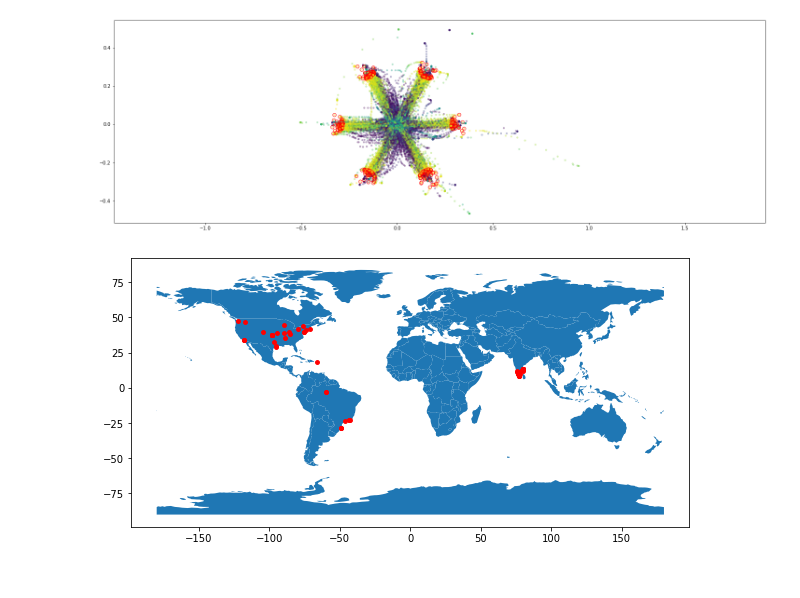
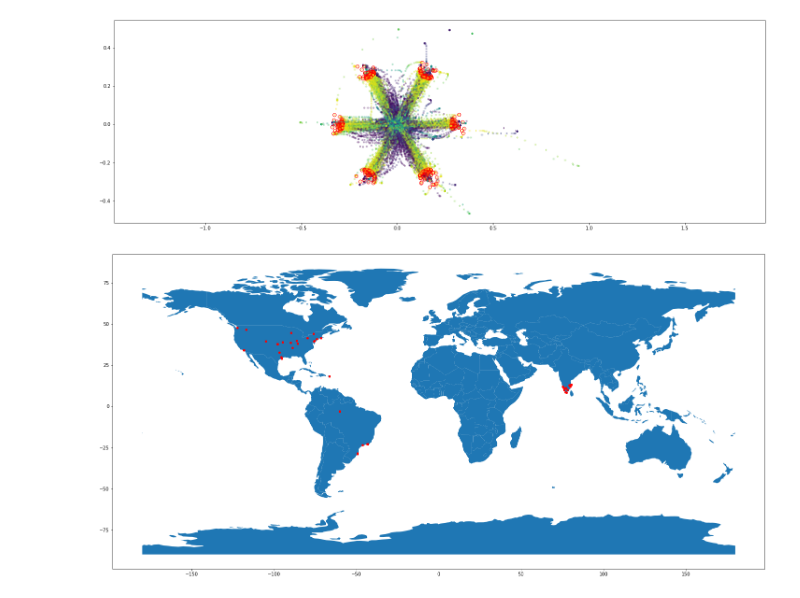
Before and after one commit to wangjing0/Switch_Analysis, a Jupyter notebook: ExploratoryAnalysis.ipynb, the cells around one changed output. Saved outputs shown, nothing was run; the diff lists cells and outputs as text; code cells hidden in the pictures.

```diff
--- a/ExploratoryAnalysis.ipynb
+++ b/ExploratoryAnalysis.ipynb
@@ -96,16 +96,16 @@ plt.show()
 # %%
 from shapely.geometry import Point
 import geopandas as gpd
 from geopandas import GeoDataFrame
 
 index = SessionsInfo['Latitude'].map(lambda x: True if type(x)==float else False)
 dfgeo = SessionsInfo.loc[index, ['Longitude','Latitude']]
 
 geometry = [Point(xy) for xy in zip(dfgeo['Longitude'], dfgeo['Latitude'])]
 gdf = GeoDataFrame(dfgeo, geometry=geometry)
 
 #this is a simple map that goes with geopandas
 world = gpd.read_file(gpd.datasets.get_path('naturalearth_lowres'))
-gdf.plot(ax=world.plot(figsize=(10, 6)), marker='o', color='red', markersize=15);
+gdf.plot(ax=world.plot(figsize=(25,15)), marker='o', color='red', markersize=15);
 # %% [output]
-[figure, old version]
+[figure, new version]
```
